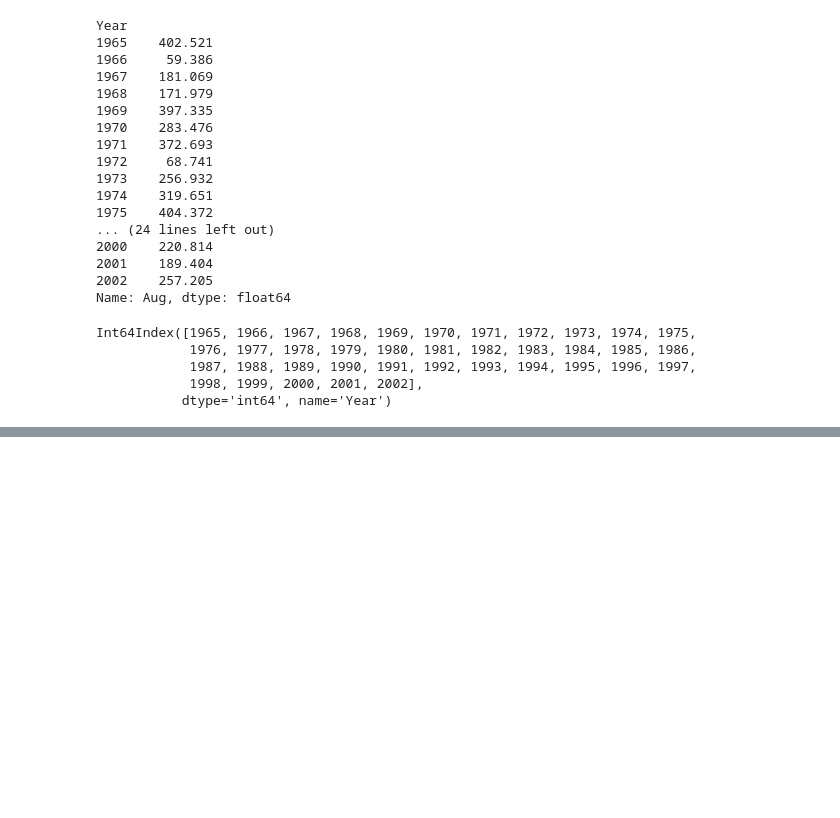
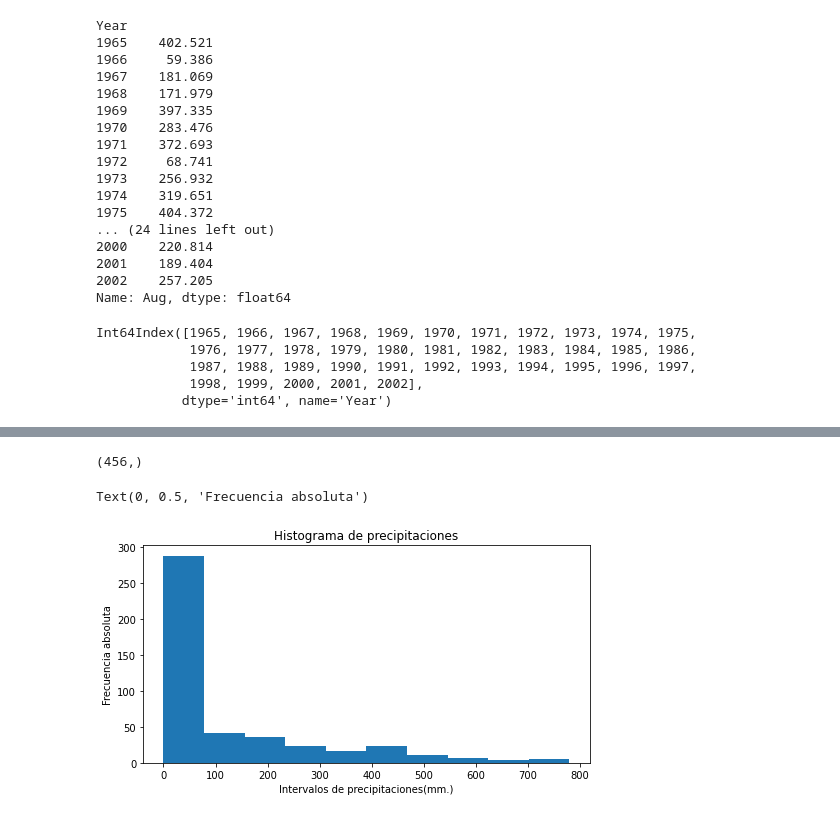
Before and after one commit to calosos/py_resumenes_codigos, a Jupyter notebook: Matplotlib.ipynb, the cells around one changed output, grey strips where cells are left out. Saved outputs shown, nothing was run; the diff lists cells and outputs as text; code cells hidden in the pictures; blank space fills up the shorter version.

```diff
--- a/Matplotlib.ipynb
+++ b/Matplotlib.ipynb
@@ -193,0 +269,14 @@ Int64Index([1965, 1966, 1967, 1968, 1969, 1970, 1971, 1972, 1973, 1974, 1975,
+# %%
+df_rains.values.flatten().shape
+# %% [output]
+(456,)
+# %%
+from IPython.core.pylabtools import figsize
+fig, ax= plt.subplots(figsize=(8,4))
+ax.hist(df_rains.values.flatten(),bins=10)#bins intervalos
+ax.set_title('Histograma de precipitaciones')
+ax.set_xlabel('Intervalos de precipitaciones(mm.)')
+ax.set_ylabel('Frecuencia absoluta')
+# %% [output]
+Text(0, 0.5, 'Frecuencia absoluta')
+[figure, added]
```
Also changed, not shown: parts of 33 cells of this notebook.
